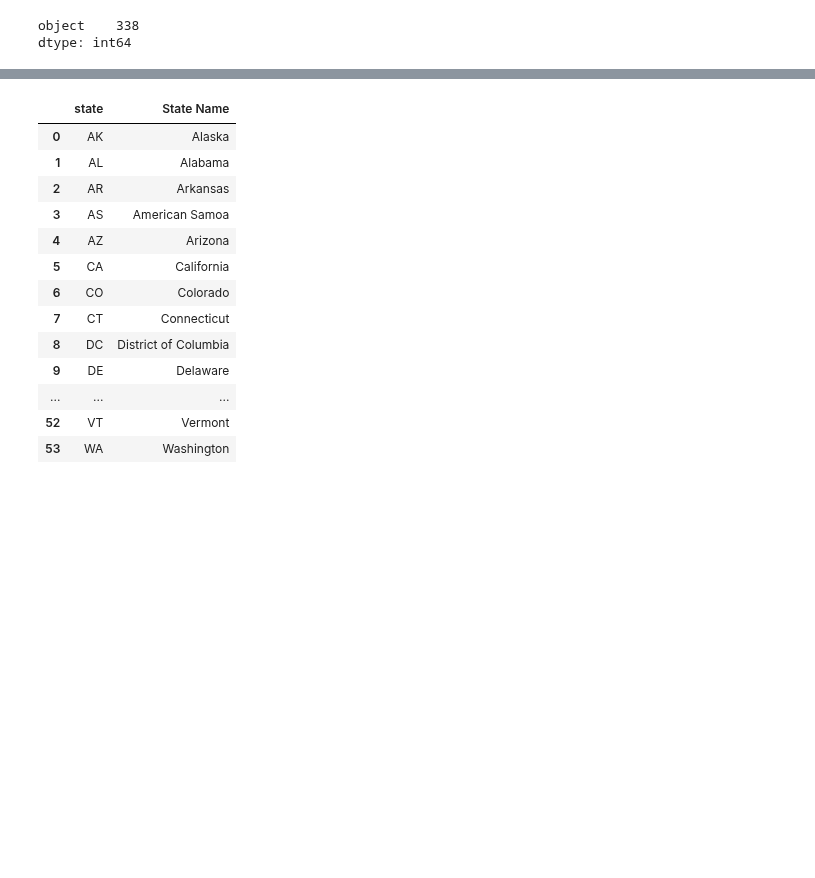
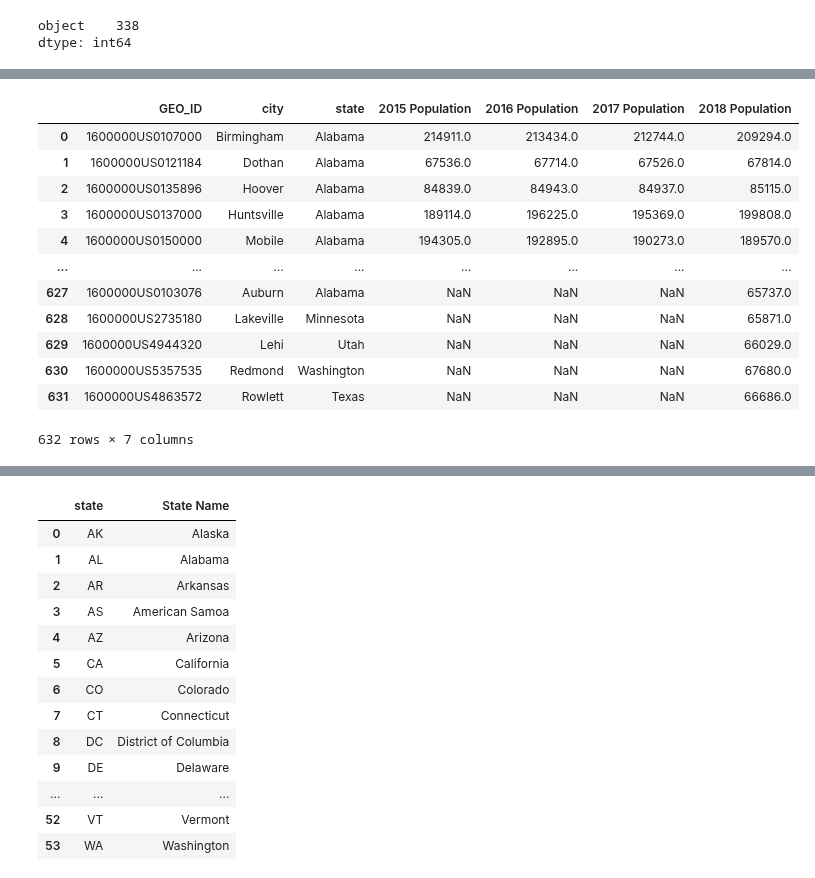
Before and after one commit to szerpa17/fatal-police-shootings, a Jupyter notebook: DataExploration.ipynb, the cells around one changed output, grey strips where cells are left out. Saved outputs shown, nothing was run; the diff lists cells and outputs as text; code cells hidden in the pictures; blank space fills up the shorter version.

```diff
--- a/DataExploration.ipynb
+++ b/DataExploration.ipynb
@@ -114,6 +120,26 @@ merged_df
 | 630 | 1600000US5357535 | Redmond | Washington | NaN | NaN | NaN | 67680.0 |
 | 631 | 1600000US4863572 | Rowlett | Texas | NaN | NaN | NaN | 66686.0 |
 632 rows × 7 columns
+# %%
+# Identified that there were trailing spaces in Census data
+merged_df[['city']] = merged_df['city'].str.strip(' ')
+merged_df[['state']] = merged_df['state'].str.strip(' ')
+merged_df
+#('123.!? \n\t')
+# %% [output]
+|  | GEO_ID | city | state | 2015 Population | 2016 Population | 2017 Population | 2018 Population |
+| 0 | 1600000US0107000 | Birmingham | Alabama | 214911.0 | 213434.0 | 212744.0 | 209294.0 |
+| 1 | 1600000US0121184 | Dothan | Alabama | 67536.0 | 67714.0 | 67526.0 | 67814.0 |
+| 2 | 1600000US0135896 | Hoover | Alabama | 84839.0 | 84943.0 | 84937.0 | 85115.0 |
+| 3 | 1600000US0137000 | Huntsville | Alabama | 189114.0 | 196225.0 | 195369.0 | 199808.0 |
+| 4 | 1600000US0150000 | Mobile | Alabama | 194305.0 | 192895.0 | 190273.0 | 189570.0 |
+| ... | ... | ... | ... | ... | ... | ... | ... |
+| 627 | 1600000US0103076 | Auburn | Alabama | NaN | NaN | NaN | 65737.0 |
+| 628 | 1600000US2735180 | Lakeville | Minnesota | NaN | NaN | NaN | 65871.0 |
+| 629 | 1600000US4944320 | Lehi | Utah | NaN | NaN | NaN | 66029.0 |
+| 630 | 1600000US5357535 | Redmond | Washington | NaN | NaN | NaN | 67680.0 |
+| 631 | 1600000US4863572 | Rowlett | Texas | NaN | NaN | NaN | 66686.0 |
+632 rows × 7 columns
 # %%
 # Count non-NA items in each column
 merged_df.count()
```
Also changed, not shown: parts of 13 cells of this notebook.
